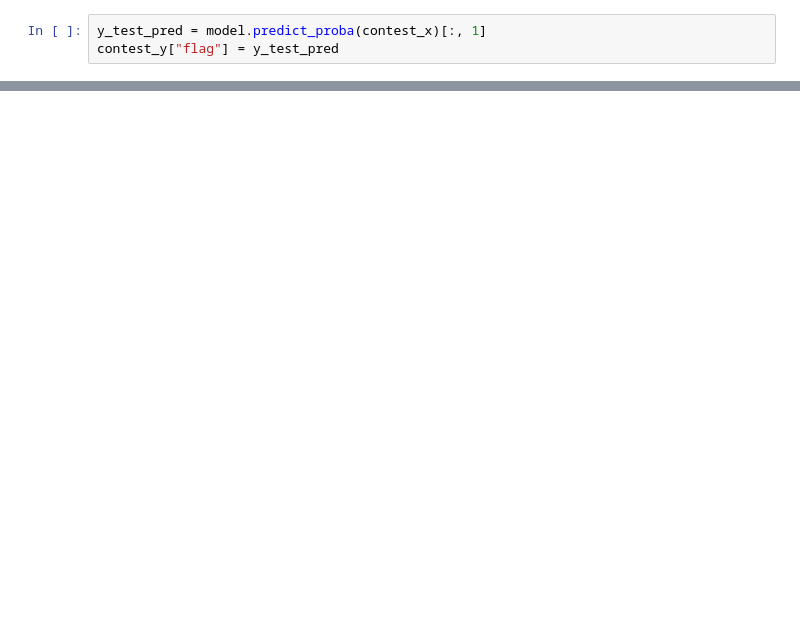
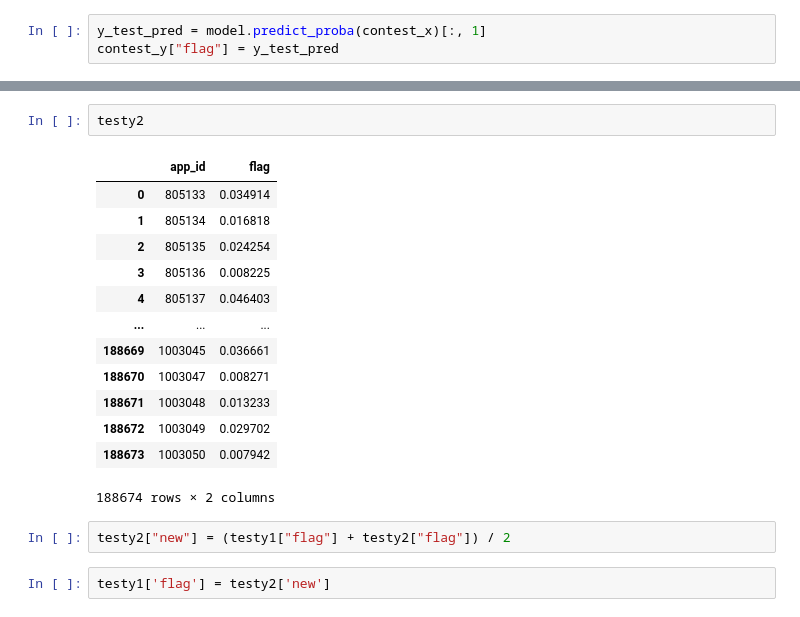
Before and after one commit to HghaVlad/ML_alfacampus, a Jupyter notebook: day_three/max_model.ipynb, the cells around one changed output, grey strips where cells are left out. Drawn from its saved outputs; the diff is of its cells as text; blank space fills up the shorter version.

```diff
--- a/day_three/max_model.ipynb
+++ b/day_three/max_model.ipynb
@@ -20,0 +108,20 @@ contest_y.to_csv("results/rf_result1.csv", index=False)
+# %%
+testy2
+# %% [output]
+|  | app_id | flag |
+| 0 | 805133 | 0.034914 |
+| 1 | 805134 | 0.016818 |
+| 2 | 805135 | 0.024254 |
+| 3 | 805136 | 0.008225 |
+| 4 | 805137 | 0.046403 |
+| ... | ... | ... |
+| 188669 | 1003045 | 0.036661 |
+| 188670 | 1003047 | 0.008271 |
+| 188671 | 1003048 | 0.013233 |
+| 188672 | 1003049 | 0.029702 |
+| 188673 | 1003050 | 0.007942 |
+188674 rows × 2 columns
+# %%
+testy2["new"] = (testy1["flag"] + testy2["flag"]) / 2
+# %%
+testy1['flag'] = testy2['new']
```
Also changed, not shown: parts of 14 cells of this notebook, 24 other files.
